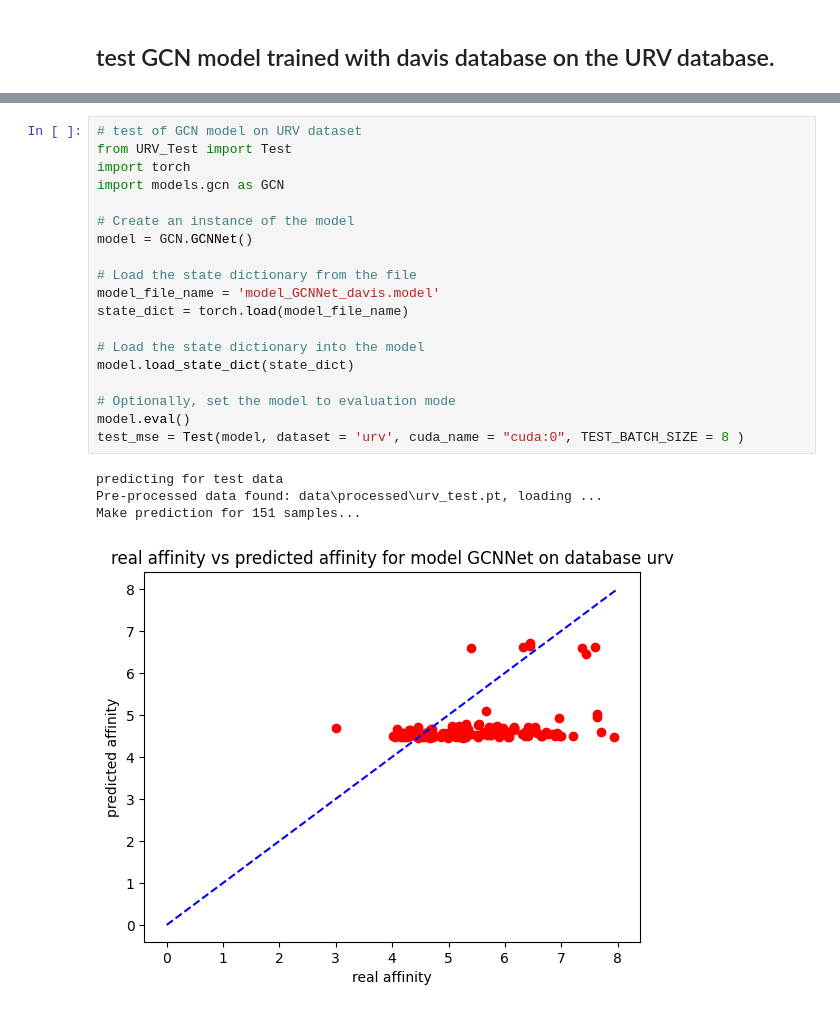
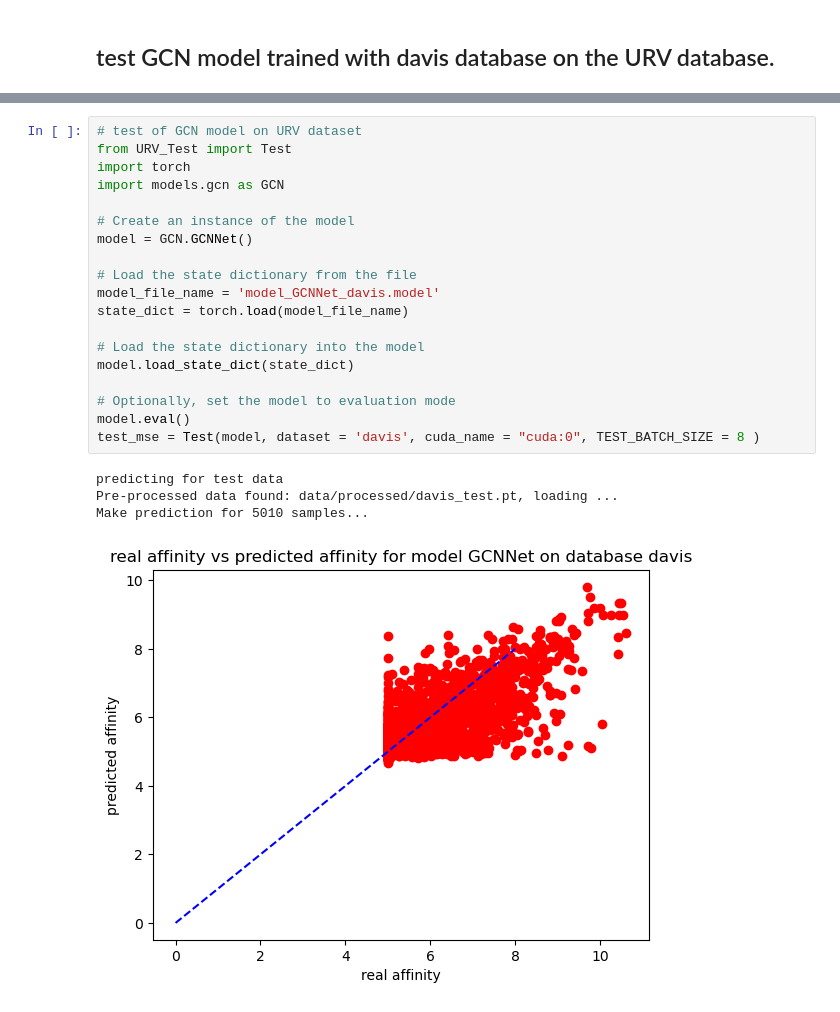
Before and after one commit to YoussefEzz/GraphDTA_forked, a Jupyter notebook: test_davis_GCN_URV.ipynb, the cells around one changed output, grey strips where cells are left out. Cells and saved outputs as stored; diff of their text form.

```diff
--- a/test_davis_GCN_URV.ipynb
+++ b/test_davis_GCN_URV.ipynb
@@ -43,24 +66,24 @@ Train epoch: 3 [0/20036 (0%)]   Loss: 0.784675
 # %%
 # test of GCN model on URV dataset
 from URV_Test import Test
 import torch
 import models.gcn as GCN
 
 # Create an instance of the model
 model = GCN.GCNNet()
 
 # Load the state dictionary from the file
 model_file_name = 'model_GCNNet_davis.model'
 state_dict = torch.load(model_file_name)
 
 # Load the state dictionary into the model
 model.load_state_dict(state_dict)
 
 # Optionally, set the model to evaluation mode
 model.eval()
-test_mse = Test(model, dataset = 'urv', cuda_name = "cuda:0", TEST_BATCH_SIZE = 8 )
+test_mse = Test(model, dataset = 'davis', cuda_name = "cuda:0", TEST_BATCH_SIZE = 8 )
 # %% [output]
 predicting for test data
-Pre-processed data found: data\processed\urv_test.pt, loading ...
-Make prediction for 151 samples...
+Pre-processed data found: data/processed/davis_test.pt, loading ...
+Make prediction for 5010 samples...
-[figure, old version]
+[figure, new version]
```
Also changed, not shown: parts of 1 cell of this notebook, 1 other file.
